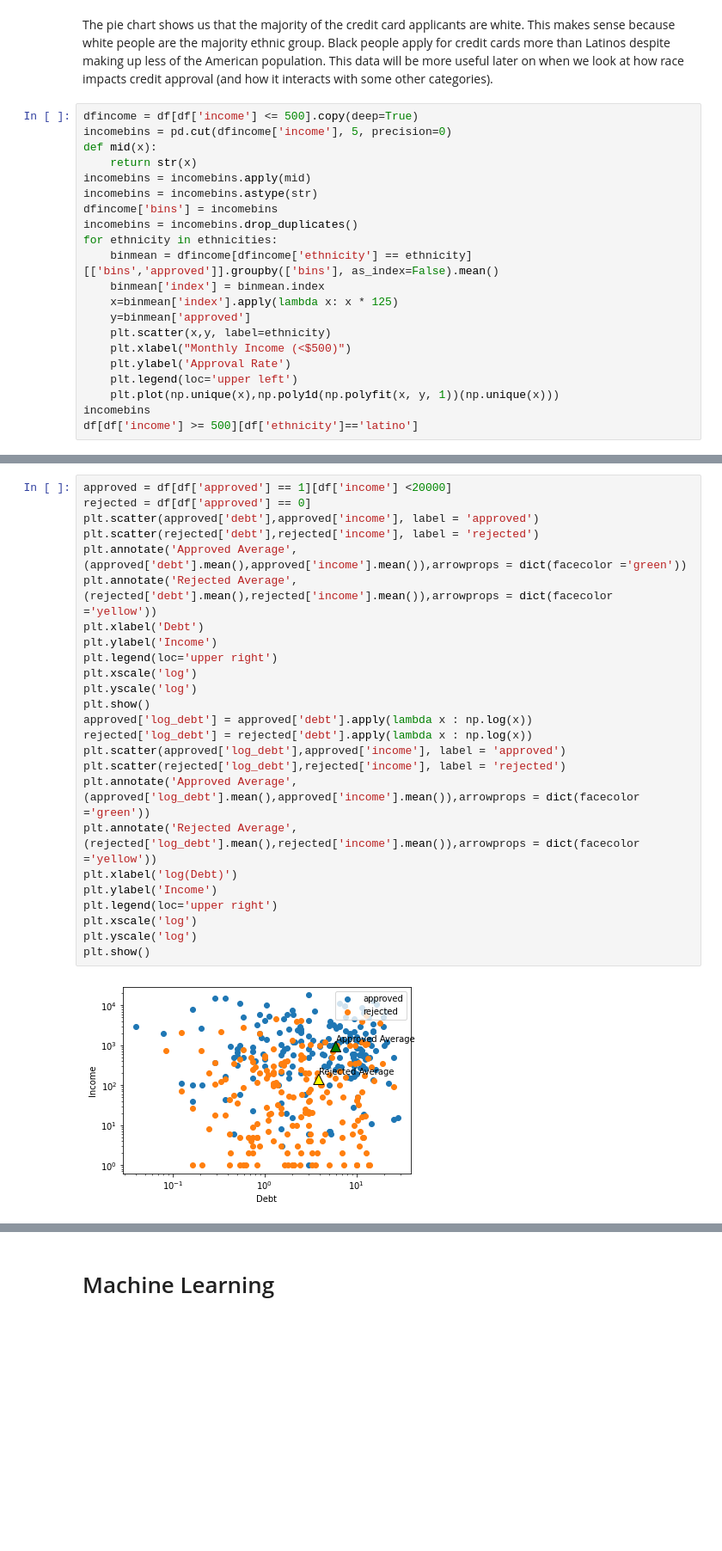
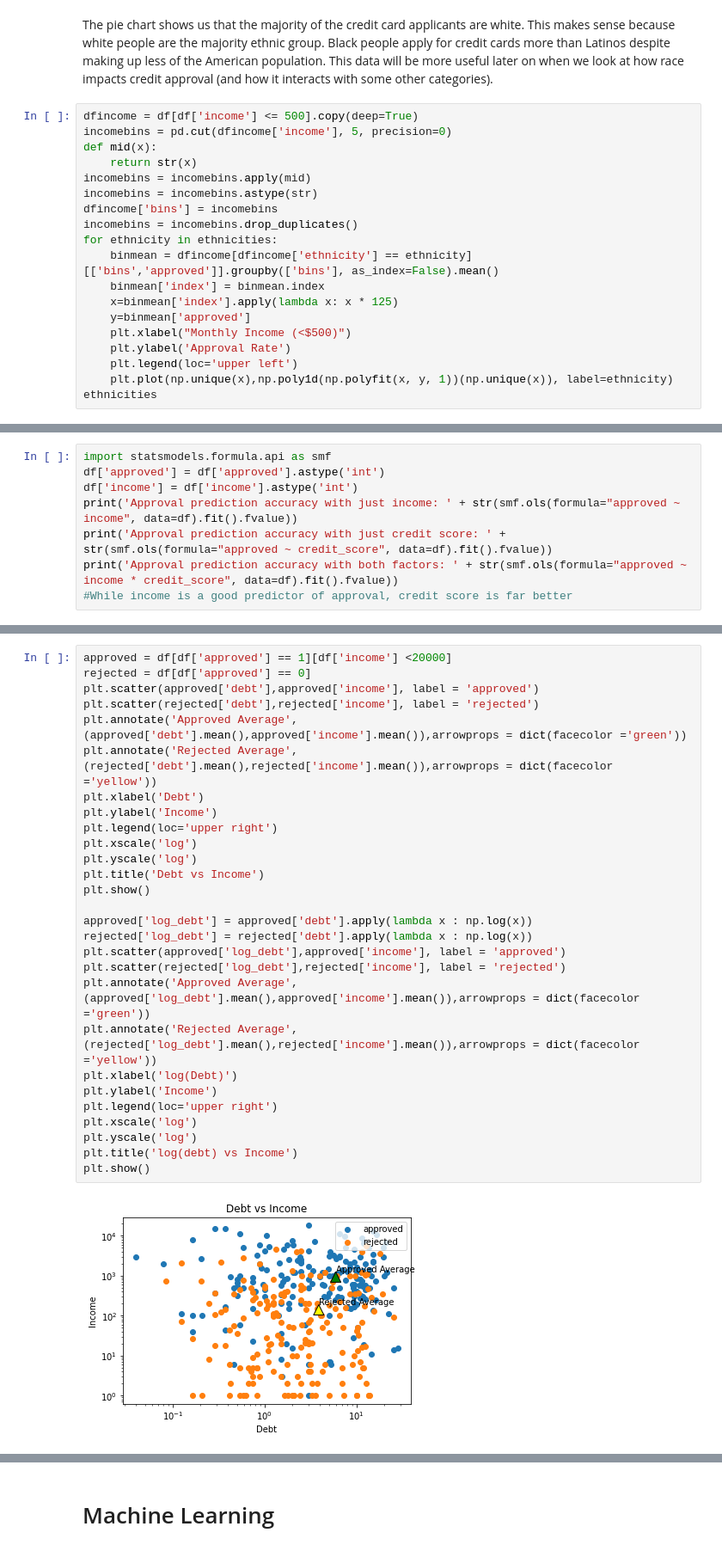
Before and after one commit to walterosborne/320final, a Jupyter notebook: Final.ipynb, the cells around one changed output, grey strips where cells are left out. Shown at 86% size. Saved outputs shown, nothing was run; the diff lists cells and outputs as text; blank space fills up the shorter version.

Commit message:
F-values, removed scatter

```diff
--- a/Final.ipynb
+++ b/Final.ipynb
@@ -359,11 +359,9 @@ for ethnicity in ethnicities:
     binmean['index'] = binmean.index
     x=binmean['index'].apply(lambda x: x * 125)
     y=binmean['approved']
-    plt.scatter(x,y, label=ethnicity)
     plt.xlabel("Monthly Income (<$500)")
     plt.ylabel('Approval Rate')
     plt.legend(loc='upper left')
-    plt.plot(np.unique(x),np.poly1d(np.polyfit(x, y, 1))(np.unique(x)))
-incomebins
-df[df['income'] >= 500][df['ethnicity']=='latino']
+    plt.plot(np.unique(x),np.poly1d(np.polyfit(x, y, 1))(np.unique(x)), label=ethnicity)
+ethnicities
 # %% [output]
@@ -377,0 +371,8 @@ df[df['income'] >= 500][df['ethnicity']=='latino']
+# %%
+import statsmodels.formula.api as smf
+df['approved'] = df['approved'].astype('int')
+df['income'] = df['income'].astype('int')
+print('Approval prediction accuracy with just income: ' + str(smf.ols(formula="approved ~ income", data=df).fit().fvalue))
+print('Approval prediction accuracy with just credit score: ' + str(smf.ols(formula="approved ~ credit_score", data=df).fit().fvalue))
+print('Approval prediction accuracy with both factors: ' + str(smf.ols(formula="approved ~ income * credit_score", data=df).fit().fvalue))
+#While income is a good predictor of approval, credit score is far better
@@ -378,27 +383,30 @@ df[df['income'] >= 500][df['ethnicity']=='latino']
 # %%
 approved = df[df['approved'] == 1][df['income'] <20000]
 rejected = df[df['approved'] == 0]
 plt.scatter(approved['debt'],approved['income'], label = 'approved')
 plt.scatter(rejected['debt'],rejected['income'], label = 'rejected')
 plt.annotate('Approved Average',(approved['debt'].mean(),approved['income'].mean()),arrowprops = dict(facecolor ='green'))
 plt.annotate('Rejected Average',(rejected['debt'].mean(),rejected['income'].mean()),arrowprops = dict(facecolor ='yellow'))
 plt.xlabel('Debt')
 plt.ylabel('Income')
 plt.legend(loc='upper right')
 plt.xscale('log')
 plt.yscale('log')
+plt.title('Debt vs Income')
 plt.show()
+
 approved['log_debt'] = approved['debt'].apply(lambda x : np.log(x))
 rejected['log_debt'] = rejected['debt'].apply(lambda x : np.log(x))
 plt.scatter(approved['log_debt'],approved['income'], label = 'approved')
 plt.scatter(rejected['log_debt'],rejected['income'], label = 'rejected')
 plt.annotate('Approved Average',(approved['log_debt'].mean(),approved['income'].mean()),arrowprops = dict(facecolor ='green'))
 plt.annotate('Rejected Average',(rejected['log_debt'].mean(),rejected['income'].mean()),arrowprops = dict(facecolor ='yellow'))
 plt.xlabel('log(Debt)')
 plt.ylabel('Income')
 plt.legend(loc='upper right')
 plt.xscale('log')
 plt.yscale('log')
+plt.title('log(debt) vs Income')
 plt.show()
 # %% [output]
-[figure, old version]
+[figure, new version]
```
Also changed, not shown: parts of 3 cells of this notebook.
